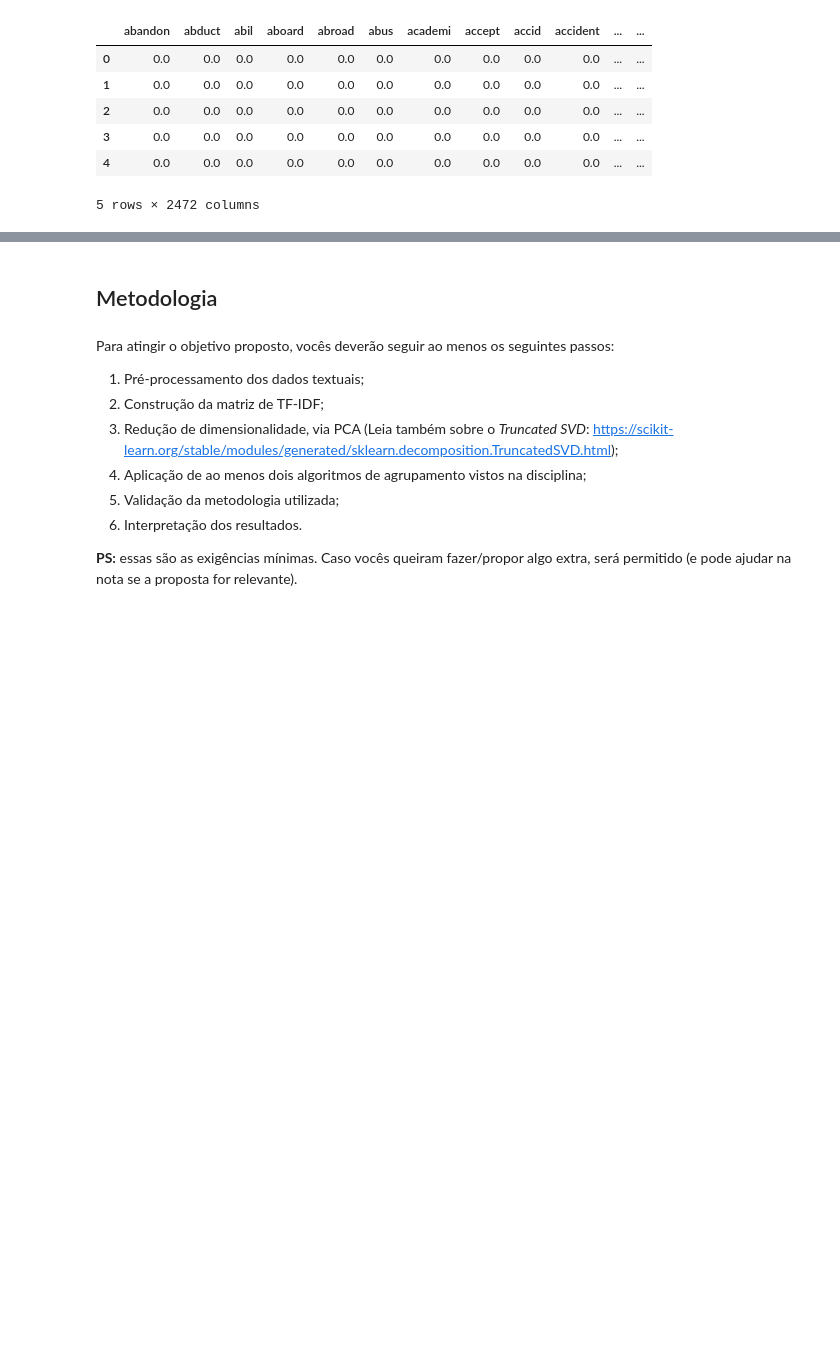
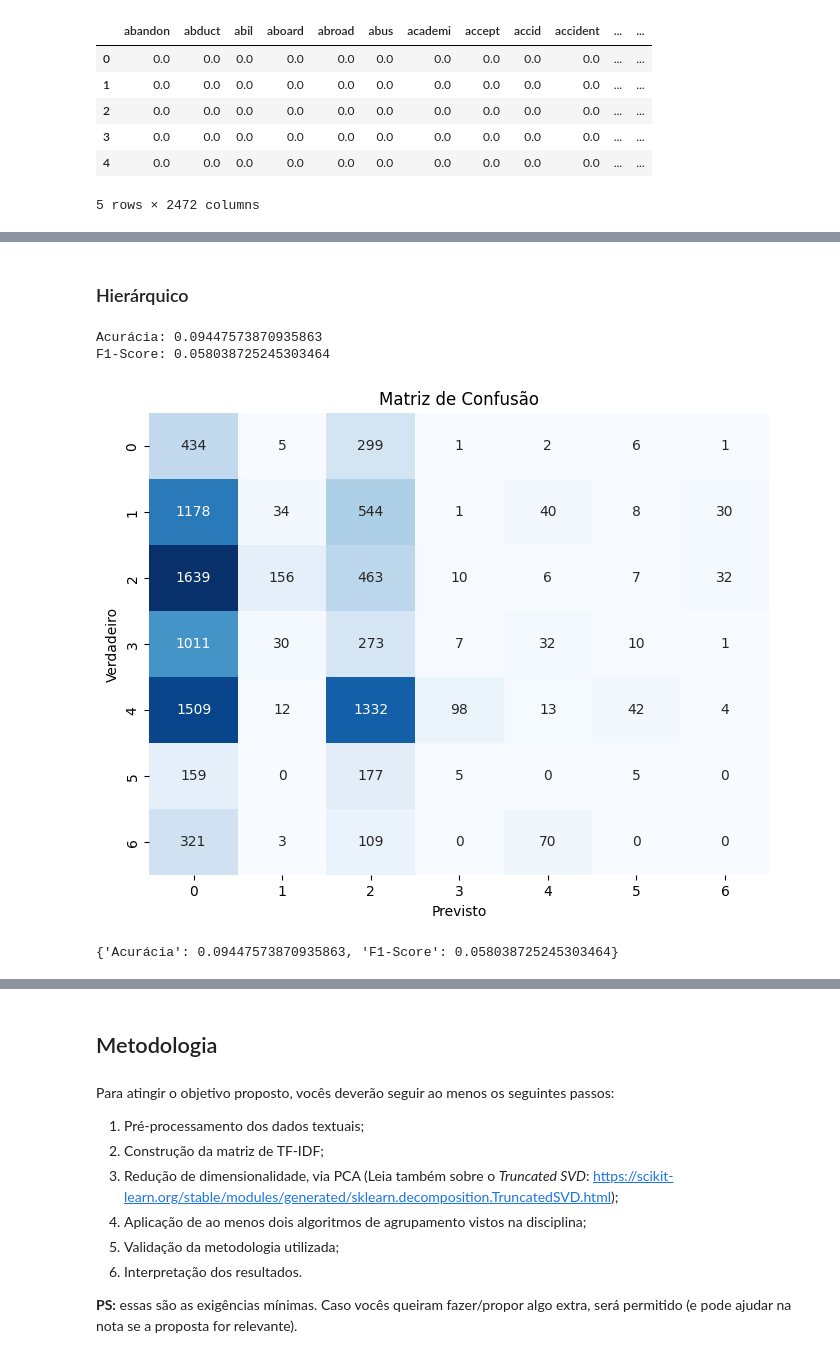
Before and after one commit to alekswheeler/datasci_home_work, a Jupyter notebook: Especificação_2024_2.ipynb, the cells around one changed output, grey strips where cells are left out. Saved outputs shown, nothing was run; the diff lists cells and outputs as text; code cells hidden in the pictures; blank space fills up the shorter version.

```diff
--- a/Especificação_2024_2.ipynb
+++ b/Especificação_2024_2.ipynb
@@ -404,7 +403,10 @@ from sklearn.metrics import accuracy_score, f1_score, confusion_matrix
 import seaborn as sns
 import matplotlib.pyplot as plt
 
-def avaliar_clustering_com_classificacao(y_true, y_pred):
+rand_X_test_tfidf = vectorizer.transform(X)
+test_data_frame = pd.DataFrame(rand_X_test_tfidf.todense(), columns = vectorizer.get_feature_names_out())
+
+def avaliar_clustering_com_classificacao(model, pca, test_data_frame, dict_class_to_cluster, X, y):
     """
     Avalia o desempenho de um modelo de clustering usando métricas de classificação.
 
@@ -415,6 +417,11 @@ def avaliar_clustering_com_classificacao(y_true, y_pred):
     Retorna:
         dict: Um dicionário contendo acurácia e F1-Score.
     """
+
+    X_test = pca.fit_transform(test_data_frame)
+    y_pred = model.fit_predict(X_test)
+    y_true = y.map(dict_class_to_cluster)
+
     # Calculando métricas de avaliação
     scores = {
         'Acurácia': accuracy_score(y_true, y_pred),
@@ -455,0 +445,10 @@ print(len(rand_X_test_tfidf))
+# %% [markdown]
+### Hierárquico
+# %%
+# Avaliando o modelo com rótulos verdadeiros
+avaliar_clustering_com_classificacao(hierarchical_model, pca, vectorizer, dicionario_generos_para_clusters, rand_X_test, rand_y_test)
+# %% [output]
+Acurácia: 0.09447573870935863
+F1-Score: 0.058038725245303464
+[figure, added]
+{'Acurácia': 0.09447573870935863, 'F1-Score': 0.058038725245303464}
```
Also changed, not shown: parts of 17 cells of this notebook.
